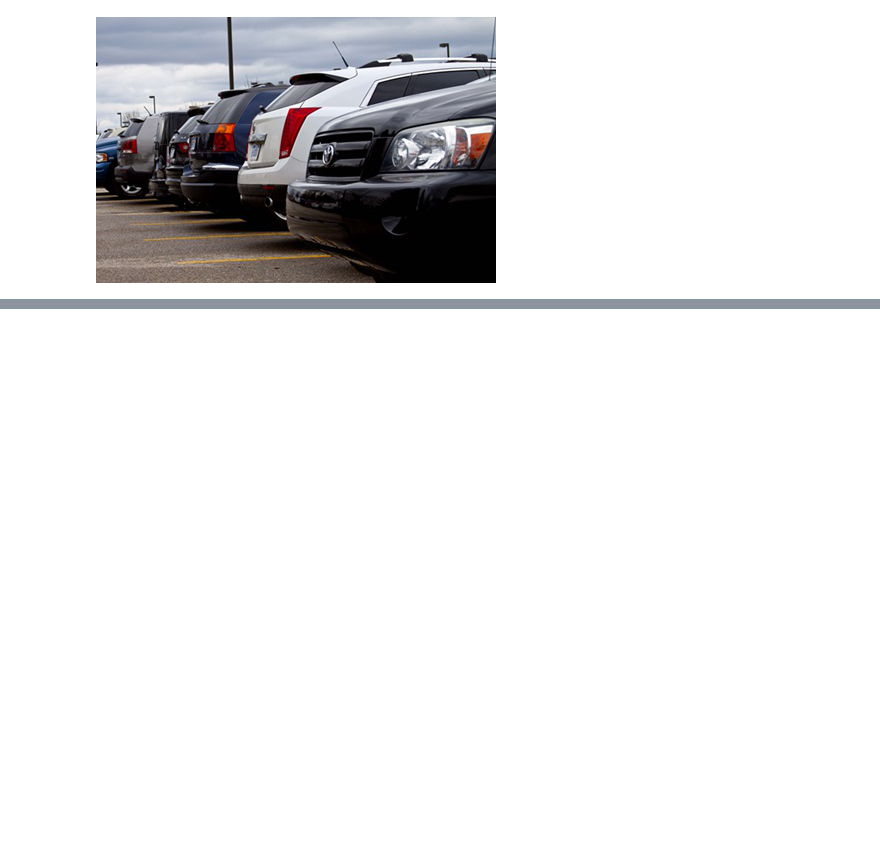
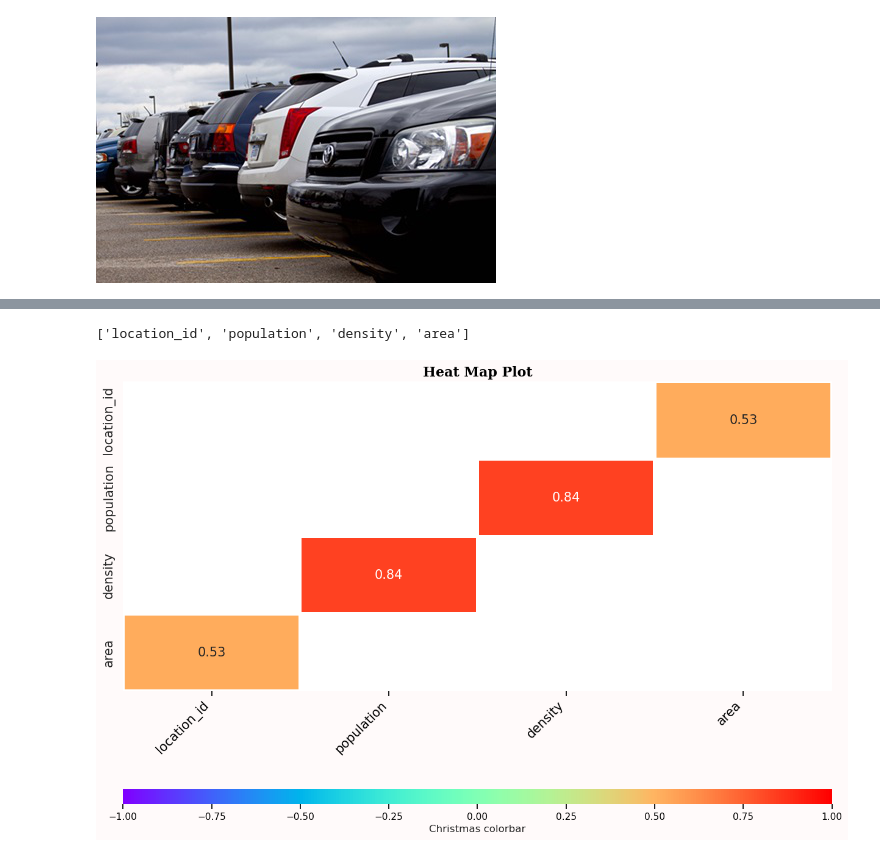
Before and after one commit to daniau23/motor_vehicle_thefts_analysis, a Jupyter notebook: eda/eda.ipynb, the cells around one changed output, grey strips where cells are left out. Drawn from its saved outputs; the diff is of its cells as text; code cells hidden in the pictures; blank space fills up the shorter version.

```diff
--- a/eda/eda.ipynb
+++ b/eda/eda.ipynb
@@ -17,0 +67,2 @@ img
+# %%
+locations_cleaning = locations.copy()
@@ -17,0 +220,3 @@ img
+# %%
+location_featured = location_data_memory.copy()
+location_featured["area"] = (location_featured['population']/location_featured['density']).round(3)
@@ -17,0 +339,33 @@ img
+# %%
+num_list = location_featured.select_dtypes(include=np.number).columns.to_list()
+num_list
+# %% [output]
+['location_id', 'population', 'density', 'area']
+# %%
+corr = location_featured[num_list].corr()
+# %%
+cond = (corr <= -.5) | (corr >= .5)
+filter_corr  = corr[(cond) & (corr!=1)]
+sns.set_theme(style='whitegrid',rc=rc)
+grid_kws = {"height_ratios": (1,.05),"hspace":.6}
+fig, (ax,cbar_ax) = plt.subplots(2,figsize=(15,9),gridspec_kw=grid_kws)
+
+heatmap = sns.heatmap(
+    filter_corr,
+    ax=ax,
+    cbar_ax=cbar_ax,
+    cmap='rainbow',
+    annot=True,
+    annot_kws={'size': 15},
+    vmin=-1,
+    vmax=1,
+    cbar_kws={"orientation":"horizontal",'label':"Christmas colorbar"},
+    linewidths=3
+)
+# Rotate x-axis labels
+heatmap.set_xticklabels(heatmap.get_xticklabels(), rotation=45, ha='right',fontsize=15)
+heatmap.set_yticklabels(heatmap.get_yticklabels(),fontsize=15)
+heatmap.set_title("Heat Map Plot",fontdict=font_title)
+plt.show()
+# %% [output]
+[figure, added]
```
Also changed, not shown: parts of 40 cells of this notebook.
